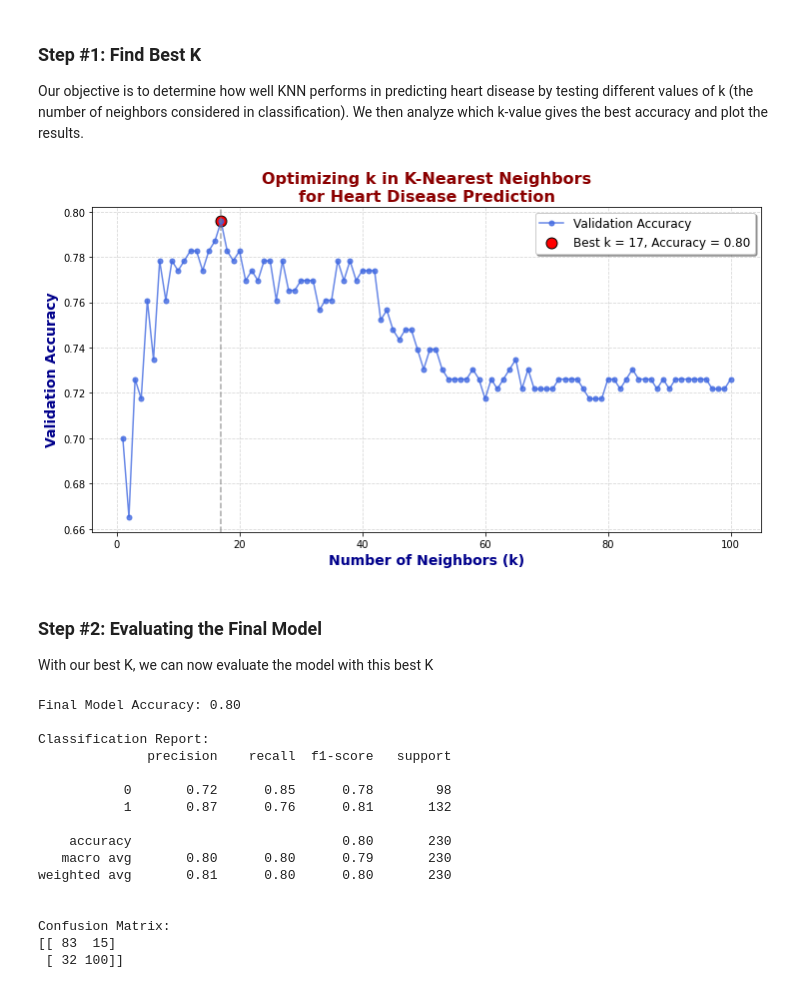
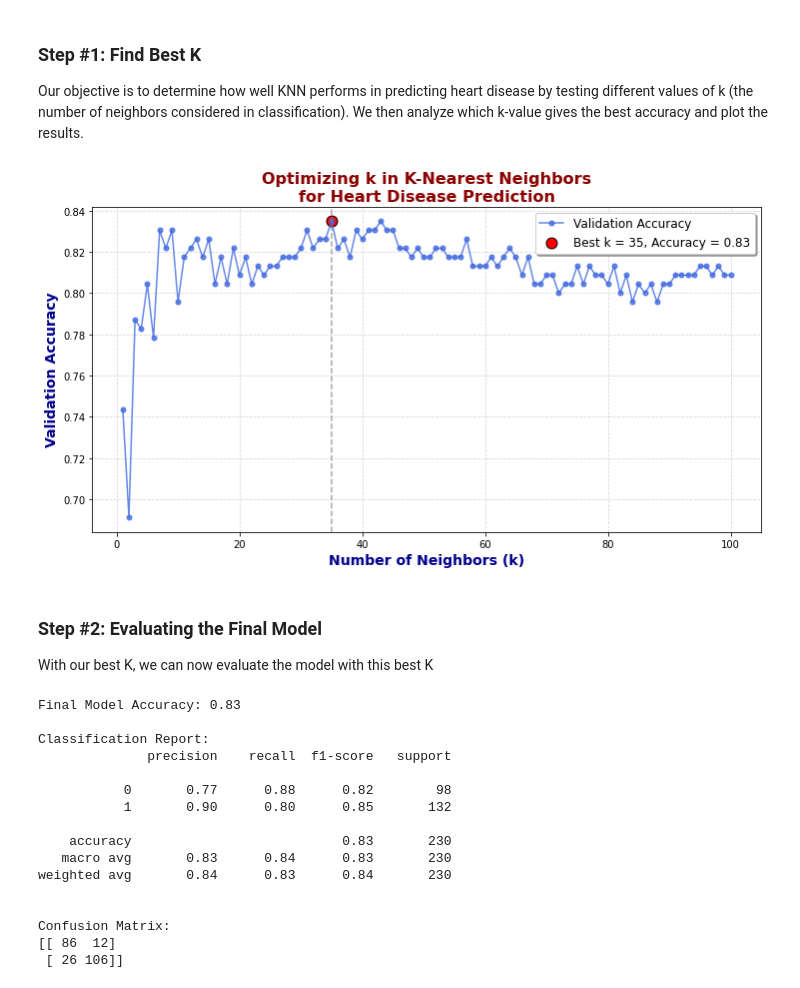
Before and after one commit to joshthyng777/heart_failure_data, a Jupyter notebook: heart_failure.ipynb, the cells around one changed output. Saved outputs shown, nothing was run; the diff lists cells and outputs as text; code cells hidden in the pictures.

Commit message:
changing value types for chest pain and adding to KNN

```diff
--- a/heart_failure.ipynb
+++ b/heart_failure.ipynb
@@ -132,3 +141,5 @@ plt.show()
+# %%
+df['ChestPainType'] = df['ChestPainType'].map({'TA': 2, 'ATA': 1, 'NAP': 0, 'ASY': 3})
 # %% [markdown]
 ## Working With K-Nearest Neighbors (KNN)
 # %% [markdown]
@@ -138,7 +149,7 @@ Our objective is to determine how well KNN performs in predicting heart disease
 We then analyze which k-value gives the best accuracy and plot the results.
 # %%
 train_data, validation_data, train_labels, validation_labels = train_test_split(
-    df[["RestingBP", "Age", "MaxHR", "Cholesterol", "Oldpeak"]],
+    df[["RestingBP", "Age", "MaxHR", "Cholesterol", "Oldpeak", "ChestPainType"]],
     df["HeartDisease"],
     random_state=42,
 )
@@ -168,34 +179,34 @@ plt.plot(
     alpha=0.8,
     label="Validation Accuracy",
 )
 
 best_k = k_list[accuracies.index(max(accuracies))]  # Let's us find k with max accuracy
 best_acc = max(accuracies)
 
 plt.scatter(
     best_k,
     best_acc,
     color="red",
     s=120,
     edgecolors="black",
     label=f"Best k = {best_k}, Accuracy = {best_acc:.2f}",
 )
 
 plt.xlabel("Number of Neighbors (k)", fontsize=14, fontweight="bold", color="darkblue")
 plt.ylabel("Validation Accuracy", fontsize=14, fontweight="bold", color="darkblue")
 plt.title(
     "Optimizing k in K-Nearest Neighbors\nfor Heart Disease Prediction",
     fontsize=16,
     fontweight="bold",
     color="darkred",
 )
 
 plt.axvline(best_k, color="gray", linestyle="dashed", alpha=0.7)
 plt.grid(True, linestyle="--", alpha=0.5)
 plt.legend(fontsize=12, loc="best", frameon=True, shadow=True)
 plt.show()
 # %% [output]
-[figure, old version]
+[figure, new version]
 # %% [markdown]
 ### Step #2: Evaluating the Final Model
 With our best K, we can now evaluate the model with this best K
@@ -214,19 +225,19 @@ print(classification_report(validation_labels, final_pred))
 print("\nConfusion Matrix:")
 print(confusion_matrix(validation_labels, final_pred))
 # %% [output]
-Final Model Accuracy: 0.80
+Final Model Accuracy: 0.83
 
 Classification Report:
               precision    recall  f1-score   support
 
-           0       0.72      0.85      0.78        98
-           1       0.87      0.76      0.81       132
+           0       0.77      0.88      0.82        98
+           1       0.90      0.80      0.85       132
 
-    accuracy                           0.80       230
-   macro avg       0.80      0.80      0.79       230
-weighted avg       0.81      0.80      0.80       230
+    accuracy                           0.83       230
+   macro avg       0.83      0.84      0.83       230
+weighted avg       0.84      0.83      0.84       230
 
 
 Confusion Matrix:
-[[ 83  15]
- [ 32 100]]
+[[ 86  12]
+ [ 26 106]]
```
Also changed, not shown: parts of 1 cell of this notebook.
